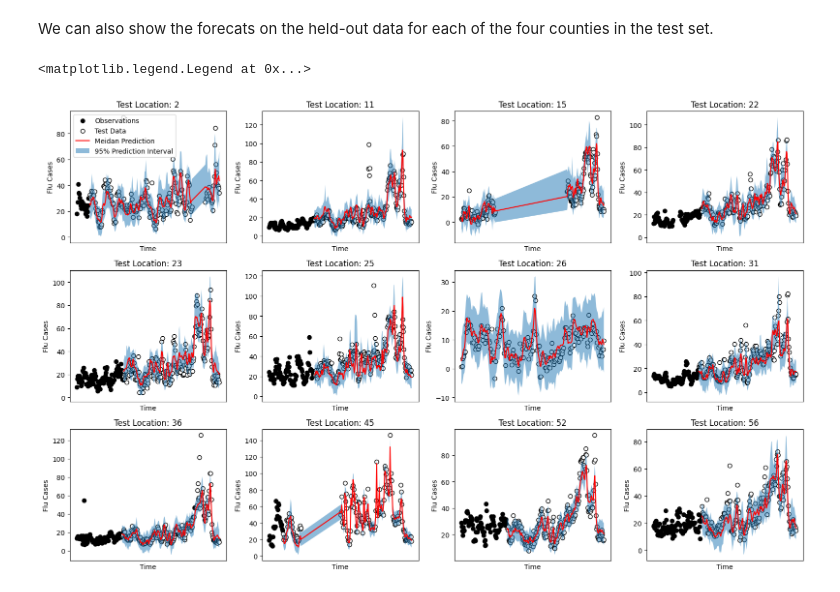
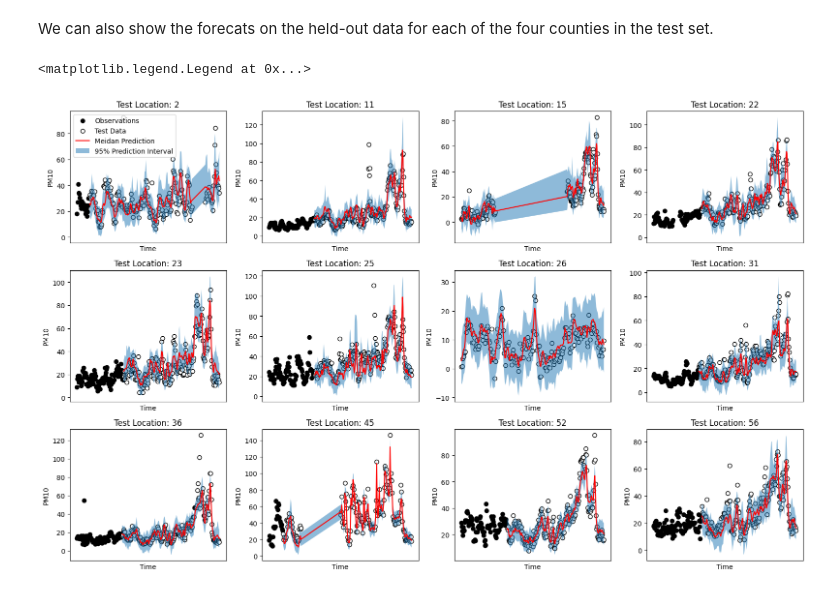
Before and after one commit to google/bayesnf, a Jupyter notebook: docs/tutorials/BayesNF_Tutorial_on_London_Air_Quality.ipynb, the cells around one changed output. Drawn from its saved outputs; the diff is of its cells as text; code cells hidden in the pictures.

Commit message:
Fix #43: "flu cases" label in London Air Quality tutorial.

```diff
--- a/docs/tutorials/BayesNF_Tutorial_on_London_Air_Quality.ipynb
+++ b/docs/tutorials/BayesNF_Tutorial_on_London_Air_Quality.ipynb
@@ -206,19 +206,19 @@ We can also show the forecats on the held-out data for each of the four counties
 # %%
 locations = df_test.location.unique()
 fig, axes = plt.subplots(ncols=4, nrows=len(locations)//4, tight_layout=True, figsize=(16,10))
 for ax, location in zip(axes.flat, locations):
   y_train = df_train[df_train.location==location]
   y_test = df_test[df_test.location==location]
   ax.scatter(y_train.datetime[-100:], y_train.pm10[-100:], marker='o', color='k', label='Observations')
   ax.scatter(y_test.datetime, y_test.pm10, marker='o', edgecolor='k', facecolor='w', label='Test Data')
   mask = df_test.location.to_numpy() == location
   ax.plot(y_test.datetime, yhat_quantiles[1][mask], color='red', label='Meidan Prediction')
   ax.fill_between(y_test.datetime, yhat_quantiles[0][mask], yhat_quantiles[2][mask], alpha=0.5, label='95% Prediction Interval')
   ax.set_title('Test Location: %s' % (location,))
   ax.set_xticks([])
   ax.set_xlabel('Time')
-  ax.set_ylabel('Flu Cases')
+  ax.set_ylabel('PM10')
 axes.flat[0].legend(loc='upper left')
 # %% [output]
 <matplotlib.legend.Legend at 0x...>
-[figure, old version]
+[figure, new version]
```
Also changed, not shown: 4 other files.
